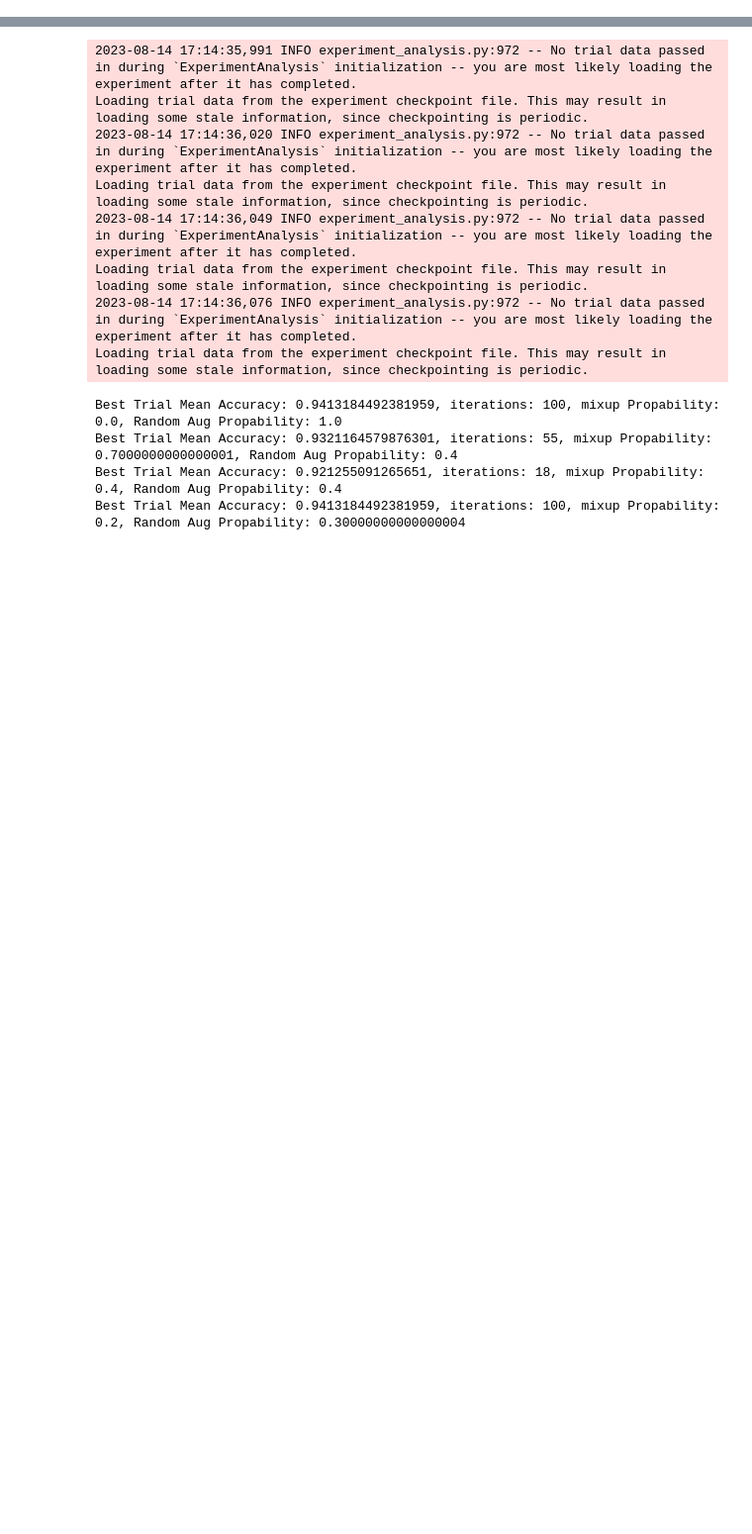
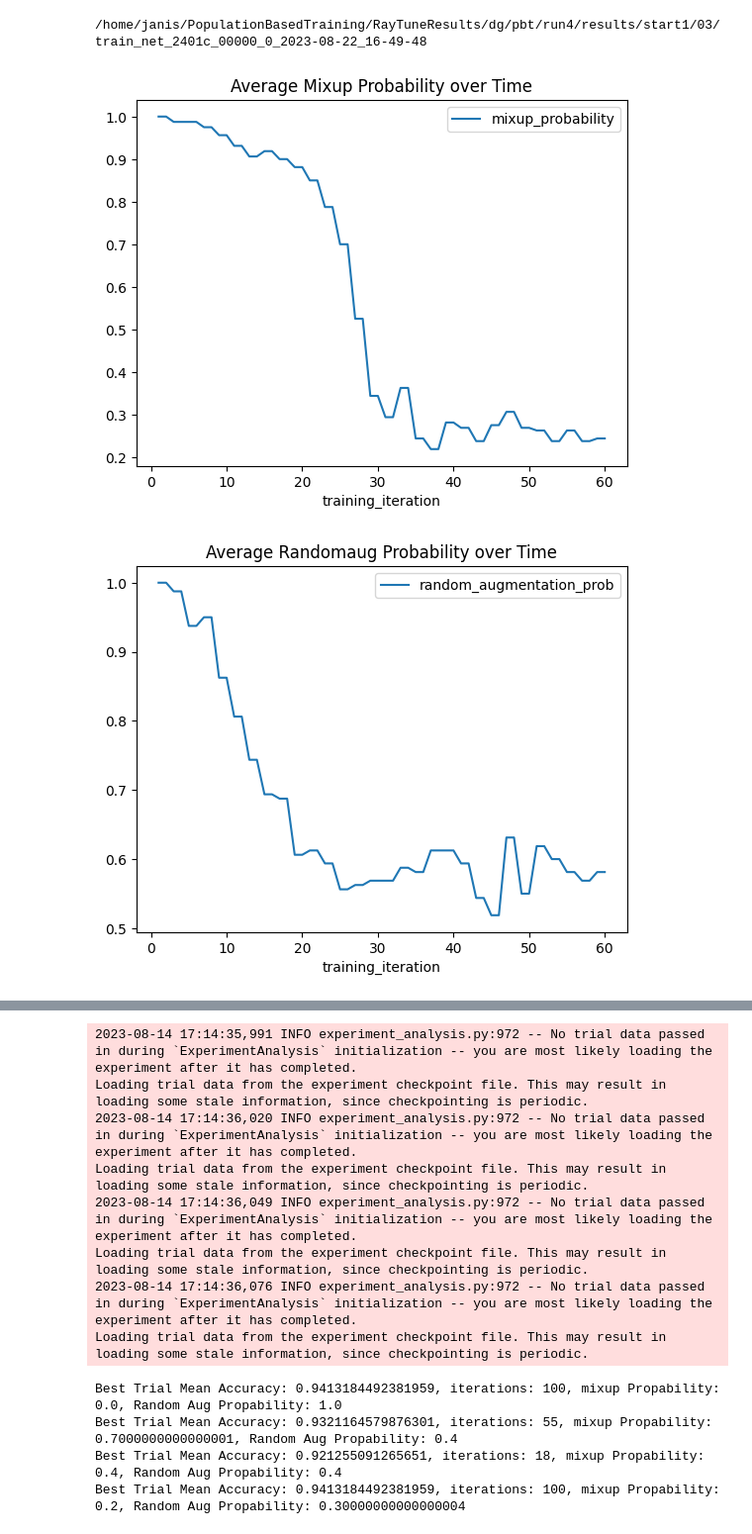
Before and after one commit to Janispe/PBTHAR, a Jupyter notebook: pbtanalysis.ipynb, the cells around one changed output, grey strips where cells are left out. Shown: that part at 99% size. Saved outputs shown, nothing was run; the diff lists cells and outputs as text; code cells hidden in the pictures; blank space fills up the shorter version.

```diff
--- a/pbtanalysis.ipynb
+++ b/pbtanalysis.ipynb
@@ -34,20 +38,21 @@ from pbtexperiment import validation, _get_data
 # %%
-experiment_path = "/home/janis/PopulationBasedTraining/RayTuneResults/dg/pbt/00"
+experiment_path = "/home/janis/PopulationBasedTraining/RayTuneResults/dg/pbt/run4/results/start1/03"
 
-trainable = RayModel
-#trainable = train_net
+#trainable = RayModel
+trainable = train_net
 
 restored_tuner = tune.Tuner.restore(experiment_path,trainable=trainable)
 results_grid = restored_tuner.get_results()
 best_result = results_grid.get_best_result(mode="max", metric="mean_accuracy")
 
-best_result.metrics_dataframe
 print(best_result._local_path)
+
+max_data_frame = get_best_frame(results_grid)
 
 get_average_frame(results_grid, "mixup_probability").plot(title="Average Mixup Probability over Time")
 get_average_frame(results_grid, "random_augmentation_prob").plot(title="Average Randomaug Probability over Time")
 
-
+max_data_frame.plot('training_iteration', 'mixup_probability', title="Mixup Prop of current best trial to this time")
 best_result.metrics_dataframe.plot("training_iteration", "mean_accuracy", title="Mean Accuracy of best over time")
 best_result.metrics_dataframe.plot("training_iteration", "random_augmentation_prob", title="Random Aug Prop of best over time")
 best_result.metrics_dataframe.plot("training_iteration", "mixup_probability", title="Mixup Prop of best over time")
@@ -64,3 +69,4 @@ plot_hp_history(results_grid, "random_aug_first")
 
 #best_checkpoint = best_result.checkpoint
 #checkpoint_dict = best_checkpoint.to_dict()
+# %% [output]
@@ -66,0 +79,3 @@ plot_hp_history(results_grid, "random_aug_first")
+/home/janis/PopulationBasedTraining/RayTuneResults/dg/pbt/run4/results/start1/03/train_net_2401c_00000_0_2023-08-22_16-49-48
+[figure, added]
+[figure, added]
```
Also changed, not shown: parts of 8 cells of this notebook, 1 other file.
